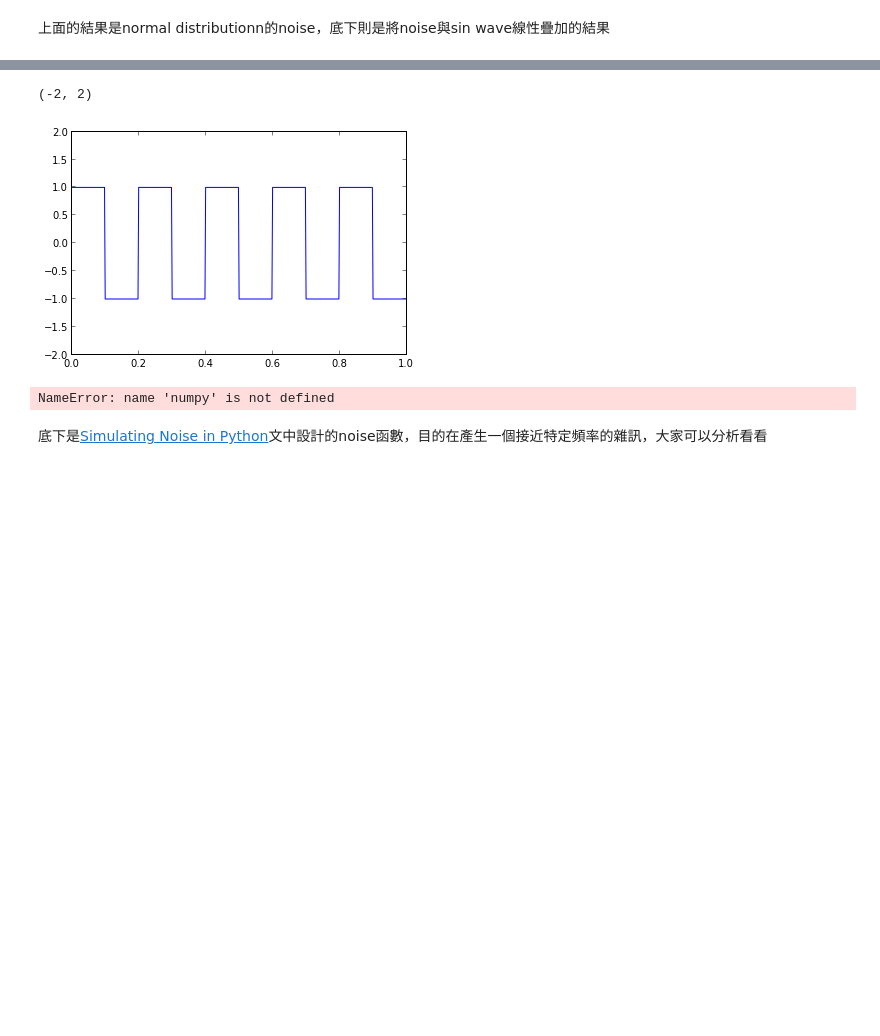
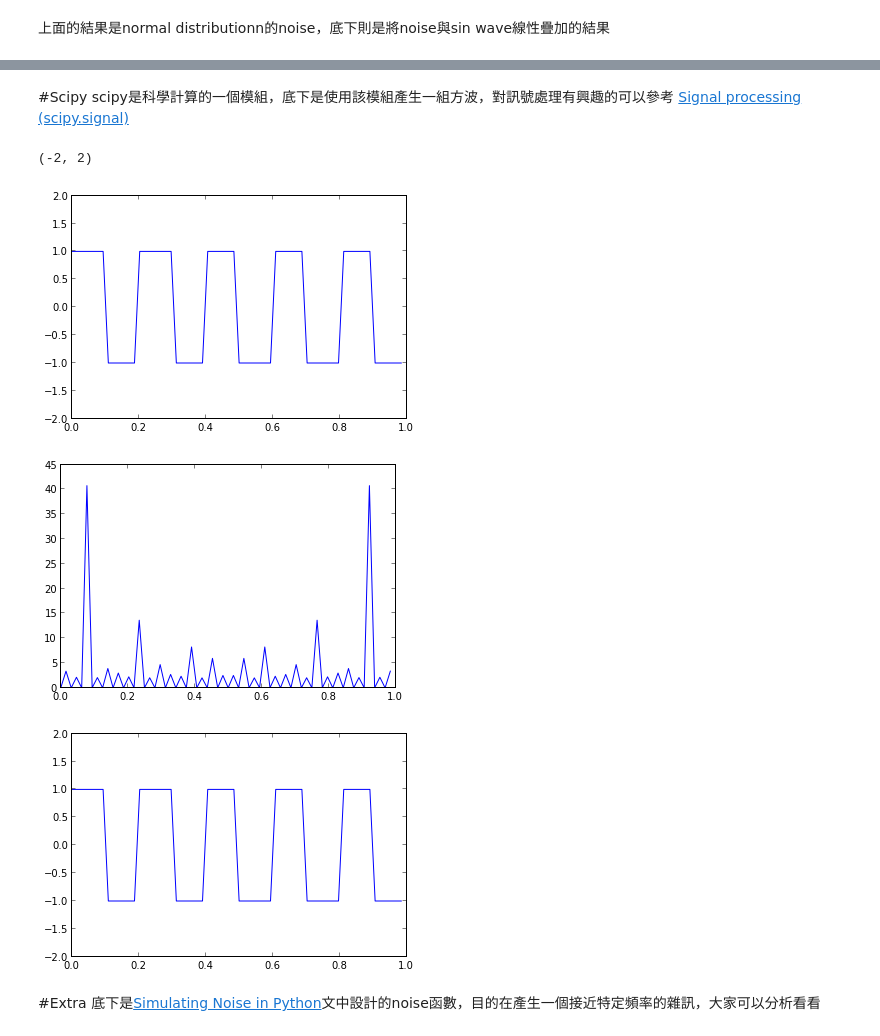
Before and after one commit to minhung/AppMathMethod, a Jupyter notebook: Signal_Analysis.ipynb, the cells around one changed output, grey strips where cells are left out. Drawn from its saved outputs; the diff is of its cells as text; code cells hidden in the pictures; blank space fills up the shorter version.

Commit message:
Signal Done

```diff
--- a/Signal_Analysis.ipynb
+++ b/Signal_Analysis.ipynb
@@ -133,16 +202,24 @@ plt.show()
+# %% [markdown]
+#Scipy
+scipy是科學計算的一個模組，底下是使用該模組產生一組方波，對訊號處理有興趣的可以參考
+[Signal processing (scipy.signal)](http://docs.scipy.org/doc/scipy/reference/signal.html)
 # %%
 from scipy import signal
 import matplotlib.pyplot as plt
-t = np.linspace(0, 1, 500, endpoint=False)
-plt.plot(t, signal.square(2 * np.pi * 5 * t))
+t = np.linspace(0, 1, 64, endpoint=False)
+mySignal =signal.square(2 * np.pi * 5 * t)
+myFreqRes = np.fft.fft(mySignal)
+newSignal = np.fft.ifft(myFreqRes)
+plt.figure(1)
+plt.plot(t,mySignal)
 plt.ylim(-2, 2)
+plt.figure(2)
+plt.plot(t,abs(myFreqRes))
+plt.figure(3)
+plt.plot(t,newSignal)
+plt.ylim(-2, 2)
 # %% [output]
 (-2, 2)
-[figure, old version]
+[figure, new version]
+[figure, added]
+[figure, added]
-# %%
-mySampleData = [np.sin(numpy.pi*a/10) for a in range(0, 1024)]
-myt =np.linspace(0, 1024, 1024, endpoint=False)
-mySignal = signal.square(2 * np.pi * 5 * myt)
-plt.plot(mySignal)
-# %% [output]
-NameError: name 'numpy' is not defined
@@ -160,4 +226,5 @@ plt.ylim(-1.5, 1.5)
 # %% [markdown]
+#Extra
 底下是[Simulating Noise in Python](http://stuartowen.com/home/2012/06/09/simulating-noise-in-python/#!/single_blog)文中設計的noise函數，目的在產生一個接近特定頻率的雜訊，大家可以分析看看
 # %%
 class firFilter:
```
Also changed, not shown: parts of 10 cells of this notebook.
